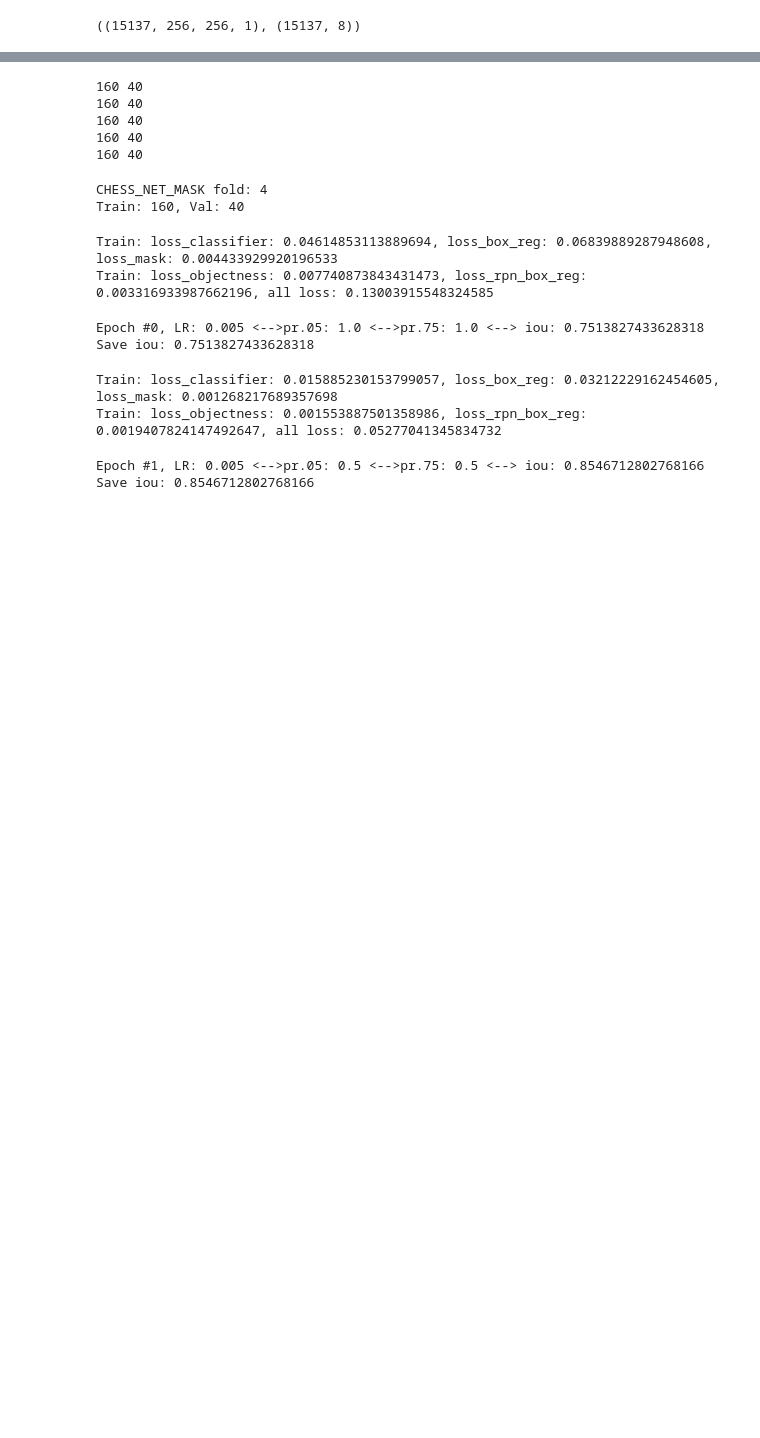
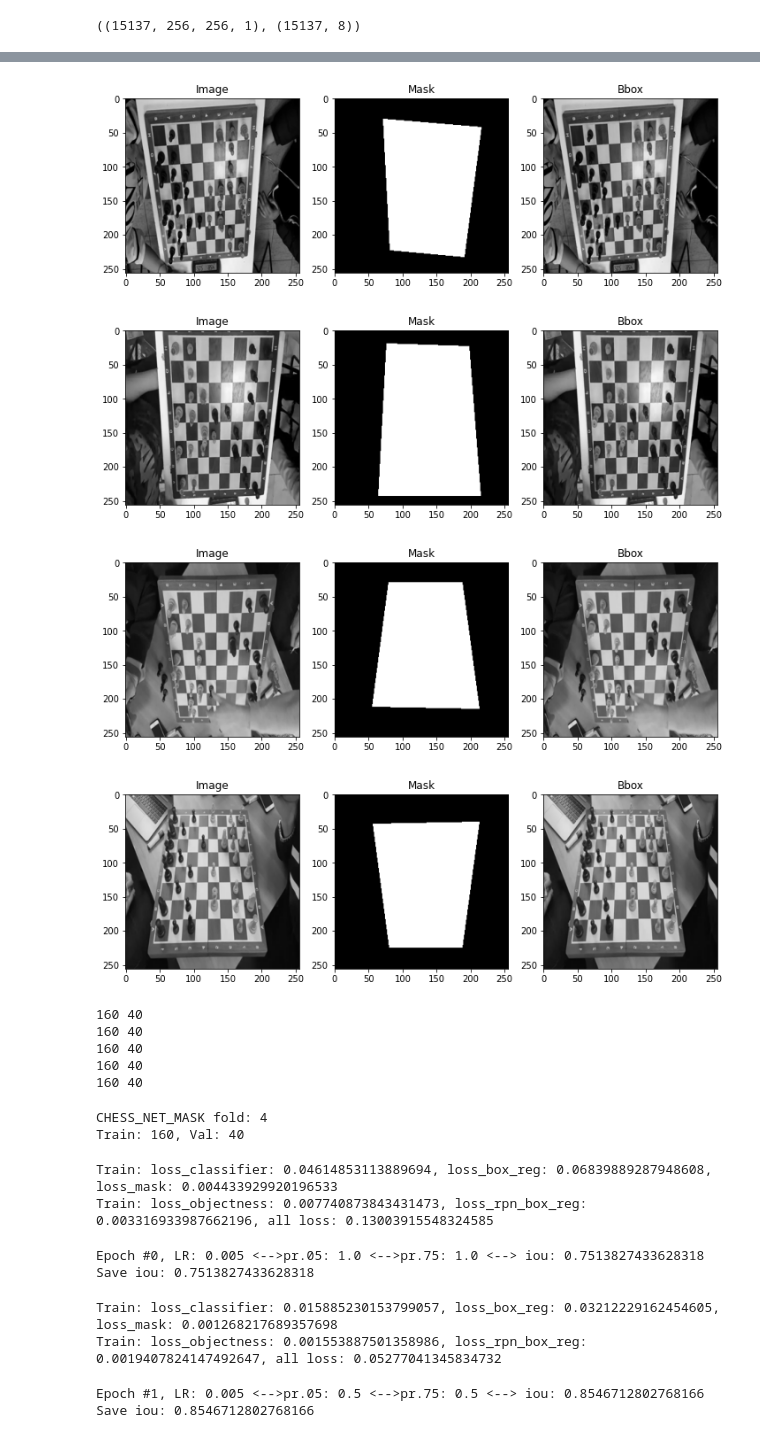
Before and after one commit to beifa/myte, a Jupyter notebook: chess_board.ipynb, the cells around one changed output, grey strips where cells are left out. Saved outputs shown, nothing was run; the diff lists cells and outputs as text; code cells hidden in the pictures; blank space fills up the shorter version.

```diff
--- a/chess_board.ipynb
+++ b/chess_board.ipynb
@@ -225,29 +191,53 @@ class Chess_Dataset_test(Dataset):
 # %%
-# for _ in range(2):
-#     image, target = next(iter(data_loader_mask))
-#     for i, d in enumerate(target):
-#         fig, (ax1, ax2, ax3) = plt.subplots(1, 3, figsize = (12, 5))
-#         box = d['boxes'].cpu().numpy() * 256
-#         mask = d['masks'].cpu().numpy()
-#         im = image[i].cpu().numpy()
-#         im  = np.transpose((im * 255).astype(np.uint8), (1,2,0))
-#         im = np.squeeze(im)
-#         mask = np.squeeze(mask)
+def tr_transform():
+  return A.Compose([
+                    A.HorizontalFlip(p=0.5),
+                    A.VerticalFlip(p=0.5),
+                    ],
+                   bbox_params=A.BboxParams(format='pascal_voc',
+                                            label_fields=['labels']
+                                            ),
+                   )
 
-#         im_ori = im.copy()
-#         for bx in box:
-#             cv2.rectangle(
-#             im,
-#             (int(bx[0]), int(bx[1])),
-#             (int(bx[2]), int(bx[3])),
-#             (0,0,0), 2
-#             )
-#         ax1.imshow(im_ori, cmap='gray')
-#         ax1.set_title('Image')
-#         ax2.imshow(mask, cmap='gray')
-#         ax2.set_title('Mask')
-#         ax3.imshow(im, cmap='gray')
-#         ax3.set_title('Bbox')
+
+dataset = Chess_Dataset(tr, tr_mask, tr_transform())
+data_loader_mask = DataLoader(dataset,
+                              batch_size=2,
+                              shuffle=True,
+                              num_workers=1,
+                              collate_fn=collate_fn)
+
+
+for _ in range(2):
+    image, target = next(iter(data_loader_mask))
+    for i, d in enumerate(target):
+        fig, (ax1, ax2, ax3) = plt.subplots(1, 3, figsize = (12, 5))
+        box = d['boxes'].cpu().numpy() * 256
+        mask = d['masks'].cpu().numpy()
+        im = image[i].cpu().numpy()
+        im  = np.transpose((im * 255).astype(np.uint8), (1,2,0))
+        im = np.squeeze(im)
+        mask = np.squeeze(mask)
+
+        im_ori = im.copy()
+        for bx in box:
+            cv2.rectangle(
+            im,
+            (int(bx[0]), int(bx[1])),
+            (int(bx[2]), int(bx[3])),
+            (0,0,0), 2
+            )
+        ax1.imshow(im_ori, cmap='gray')
+        ax1.set_title('Image')
+        ax2.imshow(mask, cmap='gray')
+        ax2.set_title('Mask')
+        ax3.imshow(im, cmap='gray')
+        ax3.set_title('Bbox')
+# %% [output]
+[figure, added]
+[figure, added]
+[figure, added]
+[figure, added]
 # %%
 def calculate_iou(gt, pr, form='pascal_voc') -> float:
     """Calculates the Intersection over Union.
```
Also changed, not shown: parts of 10 cells of this notebook.
